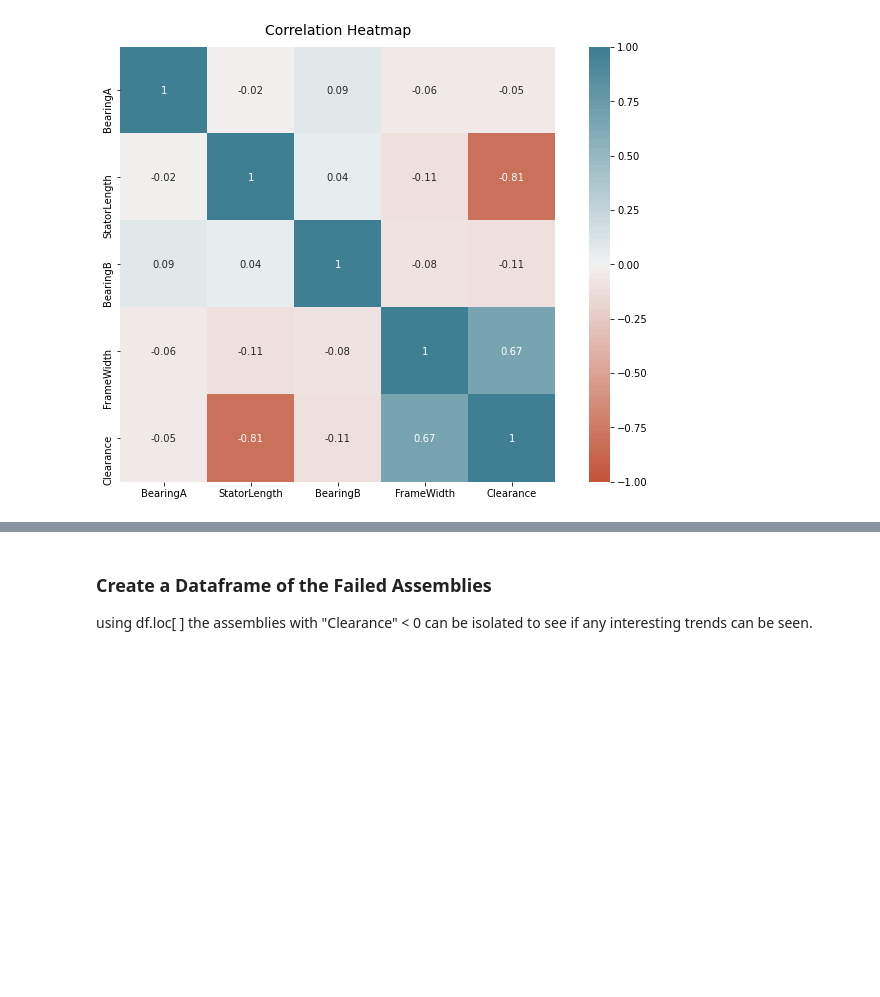
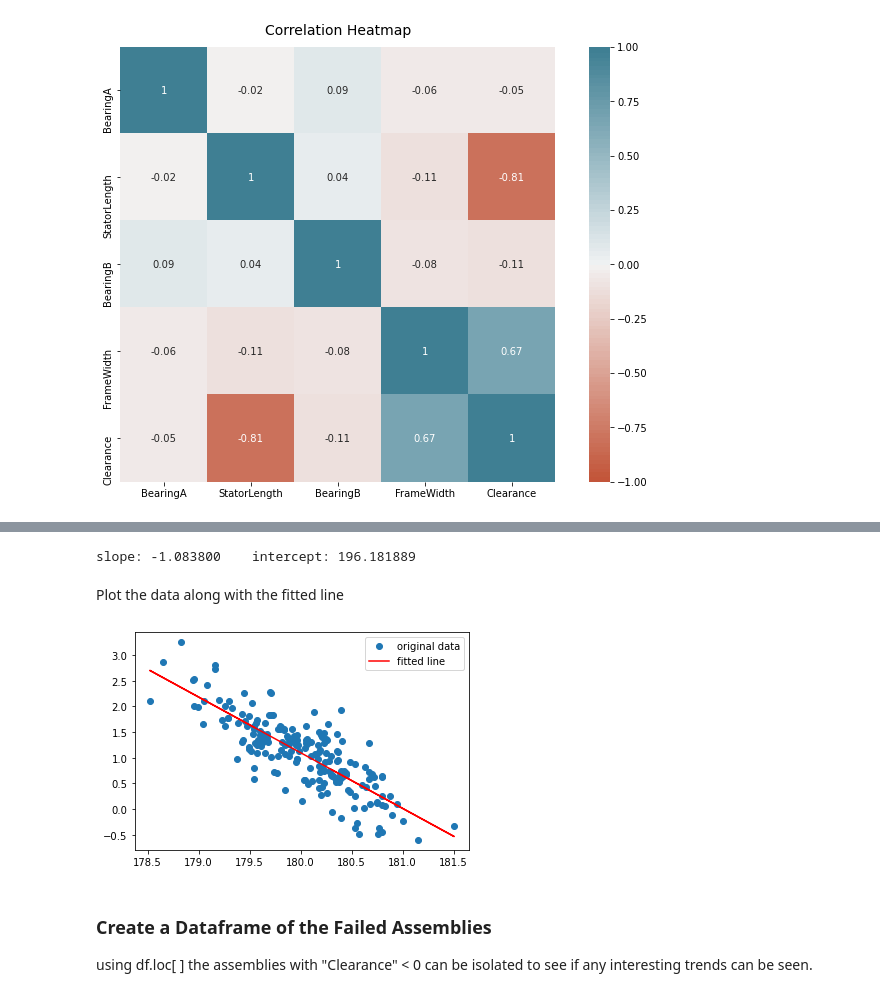
Before and after one commit to killfoley/ProgDAProject, a Jupyter notebook: ProgDA_Project.ipynb, the cells around one changed output, grey strips where cells are left out. Drawn from its saved outputs; the diff is of its cells as text; code cells hidden in the pictures; blank space fills up the shorter version.

```diff
--- a/ProgDA_Project.ipynb
+++ b/ProgDA_Project.ipynb
@@ -309,3 +335,35 @@ plt.show;
+# %%
+#import the package
+#https://docs.scipy.org/doc/scipy/reference/generated/scipy.stats.linregress.html
+from scipy import stats
+#define x and y from the data frame
+x_regSL = df['StatorLength']
+y_regCl = df['Clearance']
+
+slope, intercept, r_value, p_value, std_err = stats.linregress(x_regSL, y_regCl)
+print("slope: %f    intercept: %f" % (slope, intercept))
+# %% [output]
+slope: -1.083800    intercept: 196.181889
+# %% [markdown]
+Plot the data along with the fitted line
+# %%
+# add a horizontal line to show the lower limit of clearance
+#https://stackoverflow.com/questions/51891370/draw-a-horizontal-line-line-at-specific-position-annotate-a-facetgrid-in-seaborn
+
+#plt.figure(figsize=(12, 8))
+#sns.scatterplot(data=df, x="StatorLength", y="Clearance")
+#plt.axhline(0, ls="--", c="r")
+#plt.title("Plot of Stator Length (mm) vs Clearance (mm)", fontsize="14")
+#plt.xlabel("Stator Length (mm)",fontsize="12")
+#plt.ylabel("Clearance (mm)", fontsize="12")
+#plt.show;
+
+plt.plot(x_regSL, y_regCl, 'o', label='original data')
+plt.plot(x_regSL, intercept + slope*x_regSL, 'r', label='fitted line')
+plt.legend()
+plt.show();
+# %% [output]
+[figure, added]
 # %% [markdown]
 ### Create a Dataframe of the Failed Assemblies
 using df.loc[ ] the assemblies with "Clearance" < 0 can be isolated to see if any interesting trends can be seen.
```
Also changed, not shown: parts of 6 cells of this notebook.
